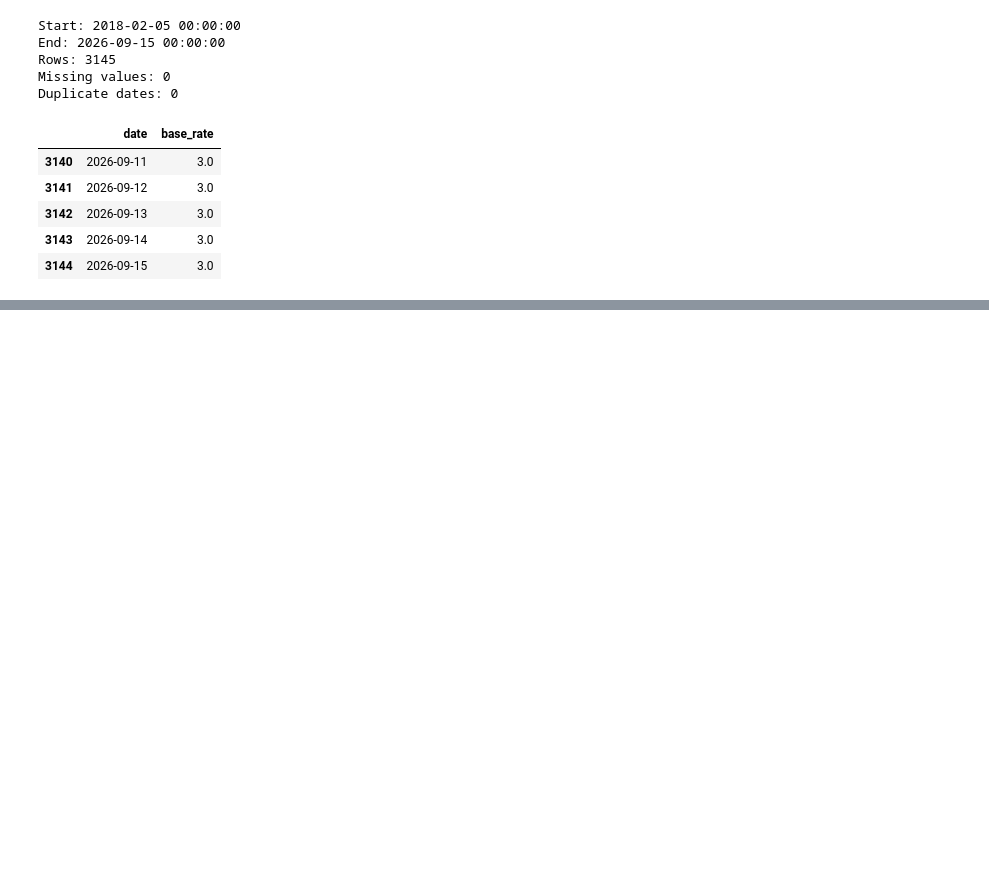
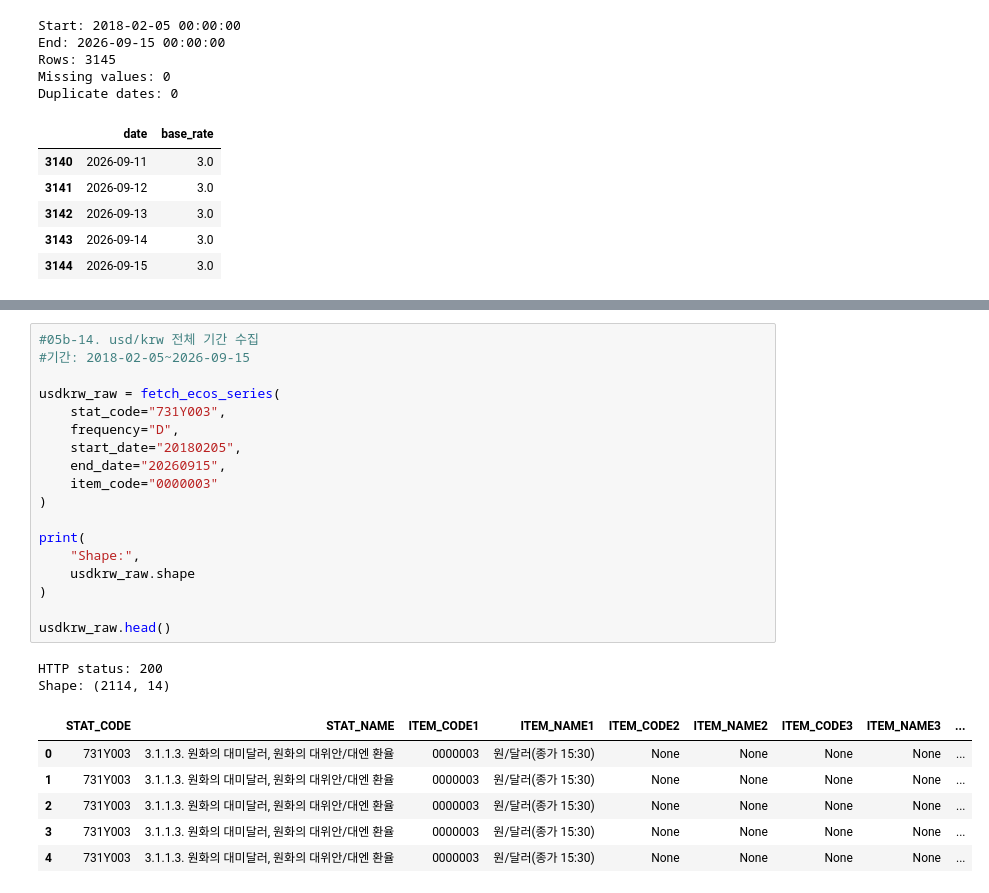
Before and after one commit to jayjoo21/portfolio_optimization, a Jupyter notebook: notebooks/05B_ecos_macro_pipeline.ipynb, the cells around one changed output, grey strips where cells are left out. Cells and saved outputs as stored; diff of their text form; blank space fills up the shorter version.

```diff
--- a/notebooks/05B_ecos_macro_pipeline.ipynb
+++ b/notebooks/05B_ecos_macro_pipeline.ipynb
@@ -346,0 +499,27 @@ Duplicate dates: 0
+# %%
+#05b-14. usd/krw 전체 기간 수집
+#기간: 2018-02-05~2026-09-15
+
+usdkrw_raw = fetch_ecos_series(
+    stat_code="731Y003",
+    frequency="D",
+    start_date="20180205",
+    end_date="20260915",
+    item_code="0000003"
+)
+
+print(
+    "Shape:",
+    usdkrw_raw.shape
+)
+
+usdkrw_raw.head()
+# %% [output]
+HTTP status: 200
+Shape: (2114, 14)
+|  | STAT_CODE | STAT_NAME | ITEM_CODE1 | ITEM_NAME1 | ITEM_CODE2 | ITEM_NAME2 | ITEM_CODE3 | ITEM_NAME3 | ... |
+| 0 | 731Y003 | 3.1.1.3. 원화의 대미달러, 원화의 대위안/대엔 환율 | 0000003 | 원/달러(종가 15:30) | None | None | None | None | ... |
+| 1 | 731Y003 | 3.1.1.3. 원화의 대미달러, 원화의 대위안/대엔 환율 | 0000003 | 원/달러(종가 15:30) | None | None | None | None | ... |
+| 2 | 731Y003 | 3.1.1.3. 원화의 대미달러, 원화의 대위안/대엔 환율 | 0000003 | 원/달러(종가 15:30) | None | None | None | None | ... |
+| 3 | 731Y003 | 3.1.1.3. 원화의 대미달러, 원화의 대위안/대엔 환율 | 0000003 | 원/달러(종가 15:30) | None | None | None | None | ... |
+| 4 | 731Y003 | 3.1.1.3. 원화의 대미달러, 원화의 대위안/대엔 환율 | 0000003 | 원/달러(종가 15:30) | None | None | None | None | ... |
```
Also changed, not shown: parts of 14 cells of this notebook, 15 other files.
